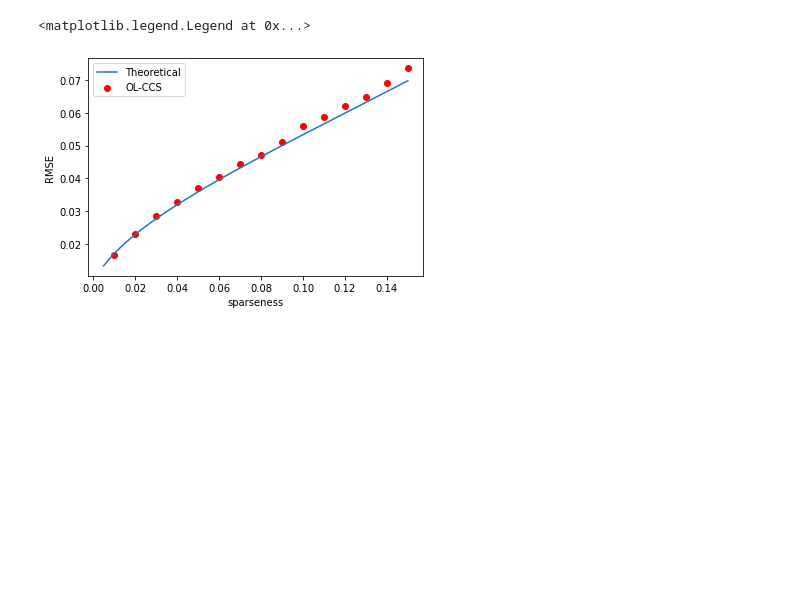
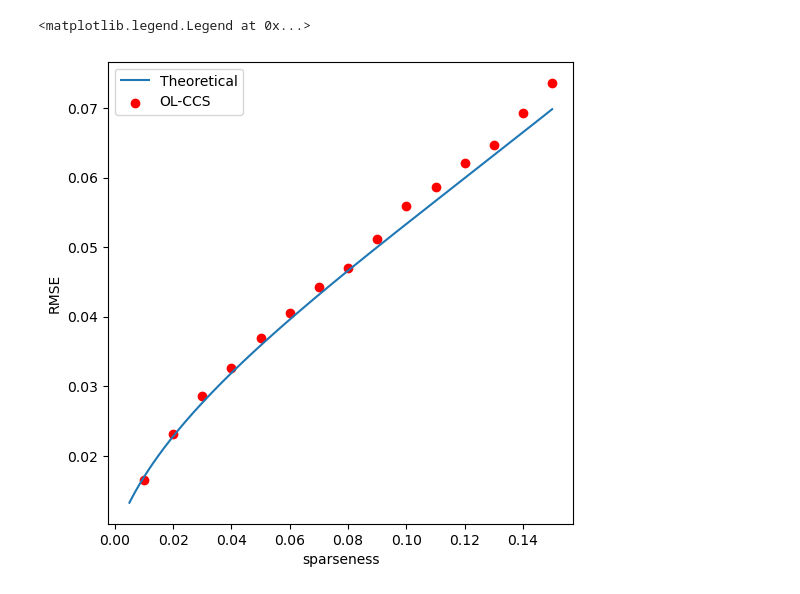
Before and after one commit to NTTRI-PHI-Algorithms/OL-CCS, a Jupyter notebook: OLCSS.ipynb, the cells around one changed output. Cells and saved outputs as stored; diff of their text form; code cells hidden in the pictures; blank space fills up the shorter version.

```diff
--- a/OLCSS.ipynb
+++ b/OLCSS.ipynb
@@ -310,15 +317,16 @@ print(time.time() - stt, "s")
 # %%
 # Theoretical data import
 theo = genfromtxt('stat018.csv', delimiter=',')
 
 theoline = np.arange(0.005, 0.151, 0.001)
 olccsline = np.arange(0.01, 0.16, 0.01)
 
+plt.figure(figsize=(6, 6))
 plt.plot(theoline,theo)
 plt.scatter(olccsline,rmseArrALL, c="red")
 plt.xlabel("sparseness")
 plt.ylabel("RMSE")
 plt.legend(['Theoretical', 'OL-CCS'])
 # %% [output]
 <matplotlib.legend.Legend at 0x...>
-[figure, old version]
+[figure, new version]
```
Also changed, not shown: parts of 11 cells of this notebook, 5 other files.
